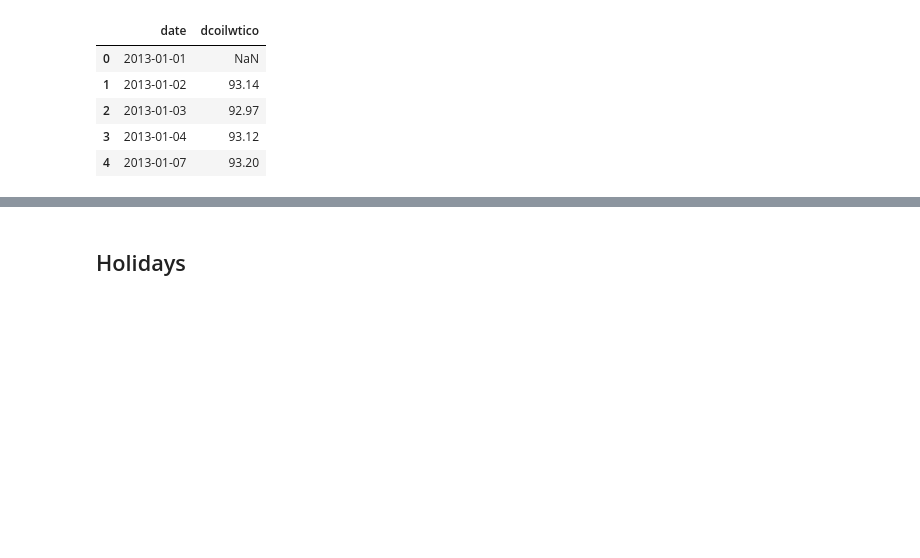
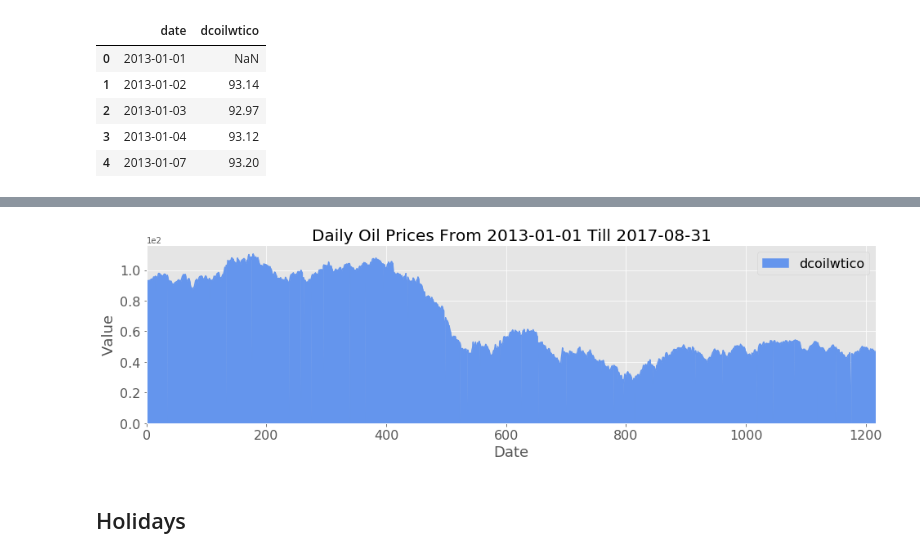
Before and after one commit to alekseisolovev/kaggle, a Jupyter notebook: favorita-sales/favorita_sales_eda.ipynb, the cells around one changed output, grey strips where cells are left out. Cells and saved outputs as stored; diff of their text form; code cells hidden in the pictures; blank space fills up the shorter version.

```diff
--- a/favorita-sales/favorita_sales_eda.ipynb
+++ b/favorita-sales/favorita_sales_eda.ipynb
@@ -182,7 +211,7 @@ plt.show()
 # %% [markdown]
 ## Oil
 # %%
-df_oil = pd.read_csv('oil.csv')
+df_oil = pd.read_csv('oil.csv', parse_dates=['date'])
 
 print('Size of test set: {} rows and {} columns'.format(*df_oil.shape))
 df_oil.head()
@@ -194,3 +223,20 @@ Size of test set: 1218 rows and 2 columns
 | 2 | 2013-01-03 | 92.97 |
 | 3 | 2013-01-04 | 93.12 |
 | 4 | 2013-01-07 | 93.20 |
+# %%
+print('Timedelta: {}'.format(pd.Timedelta(df_oil.date.max() - df_oil.date.min())))
+
+df_oil.plot(
+    kind='area',
+    figsize=(16, 4),
+    fontsize=16,
+    color='cornflowerblue')
+
+plt.ticklabel_format(style='sci', scilimits=(0,0), axis='y')
+plt.xlabel('Date', fontsize=18)
+plt.ylabel('Value', fontsize=18)
+plt.title('Daily Oil Prices From {} Till {}'.format(
+    df_oil.date.min().date(), df_oil.date.max().date()), fontsize=20)
+plt.legend(fontsize=16)
+plt.show()
+# %% [output]
@@ -197,3 +244,4 @@ Size of test set: 1218 rows and 2 columns
+[figure, added]
 # %% [markdown]
 ## Holidays
 # %%
```
Also changed, not shown: parts of 7 cells of this notebook.
